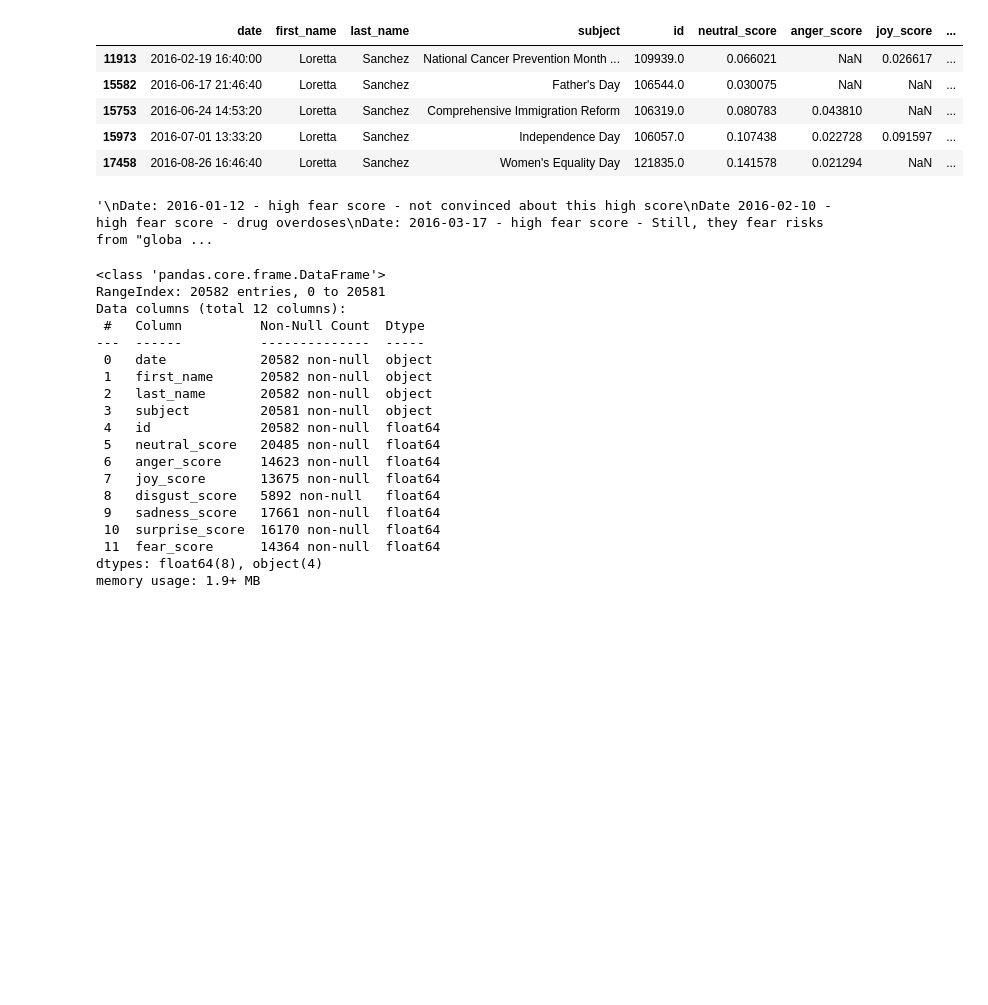
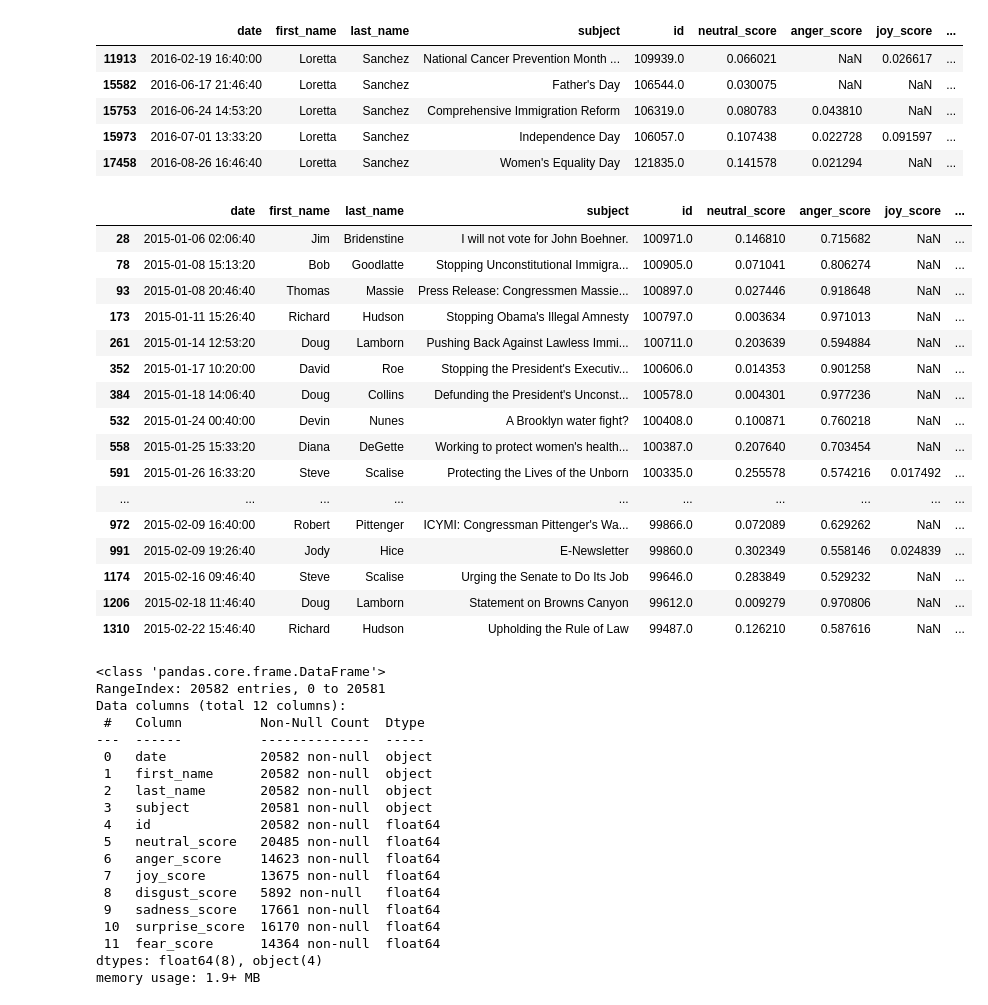
Before and after one commit to marobinette/cfd-project-ds1, a Jupyter notebook: notebooks/emotion_plots.ipynb, the cells around one changed output. Drawn from its saved outputs; the diff is of its cells as text; code cells hidden in the pictures; blank space fills up the shorter version.

```diff
--- a/notebooks/emotion_plots.ipynb
+++ b/notebooks/emotion_plots.ipynb
@@ -39,21 +39,40 @@ sadness_df.head()
 # %%
 # 19 sadness scores above 0.5
 cooper = dem_emotions_df[dem_emotions_df['last_name'] == 'Cooper'].copy()
 sadness_df = cooper[cooper['sadness_score'] > 0.5].copy()
 # sadness_df.info()
 
 # 26 fear scores above 0.5
 fear_df = cooper[cooper['fear_score'] > 0.5].copy()
 # 1 happy :)
 joy_df = cooper[cooper['joy_score'] > 0.5].copy()
-fear_df.head(10)
+# fear_df.head(10)
 """
 Date: 2016-01-12 - high fear score - not convinced about this high score
 Date 2016-02-10 - high fear score - drug overdoses
 Date: 2016-03-17 - high fear score - Still, they fear risks from "global economic and financial developments." U.S. tightens sanctions on North Korea for weapons tests
 """
+
+anger_df = df[df['anger_score'] > 0.5].copy()
+anger_df.head(20)
 # %% [output]
-'\nDate: 2016-01-12 - high fear score - not convinced about this high score\nDate 2016-02-10 - high fear score - drug overdoses\nDate: 2016-03-17 - high fear score - Still, they fear risks from "globa ...
+|  | date | first_name | last_name | subject | id | neutral_score | anger_score | joy_score | ... |
+| 28 | 2015-01-06 02:06:40 | Jim | Bridenstine | I will not vote for John Boehner. | 100971.0 | 0.146810 | 0.715682 | NaN | ... |
+| 78 | 2015-01-08 15:13:20 | Bob | Goodlatte | Stopping Unconstitutional Immigra... | 100905.0 | 0.071041 | 0.806274 | NaN | ... |
+| 93 | 2015-01-08 20:46:40 | Thomas | Massie | Press Release: Congressmen Massie... | 100897.0 | 0.027446 | 0.918648 | NaN | ... |
+| 173 | 2015-01-11 15:26:40 | Richard | Hudson | Stopping Obama's Illegal Amnesty | 100797.0 | 0.003634 | 0.971013 | NaN | ... |
+| 261 | 2015-01-14 12:53:20 | Doug | Lamborn | Pushing Back Against Lawless Immi... | 100711.0 | 0.203639 | 0.594884 | NaN | ... |
+| 352 | 2015-01-17 10:20:00 | David | Roe | Stopping the President's Executiv... | 100606.0 | 0.014353 | 0.901258 | NaN | ... |
+| 384 | 2015-01-18 14:06:40 | Doug | Collins | Defunding the President's Unconst... | 100578.0 | 0.004301 | 0.977236 | NaN | ... |
+| 532 | 2015-01-24 00:40:00 | Devin | Nunes | A Brooklyn water fight? | 100408.0 | 0.100871 | 0.760218 | NaN | ... |
+| 558 | 2015-01-25 15:33:20 | Diana | DeGette | Working to protect women's health... | 100387.0 | 0.207640 | 0.703454 | NaN | ... |
+| 591 | 2015-01-26 16:33:20 | Steve | Scalise | Protecting the Lives of the Unborn | 100335.0 | 0.255578 | 0.574216 | 0.017492 | ... |
+| ... | ... | ... | ... | ... | ... | ... | ... | ... | ... |
+| 972 | 2015-02-09 16:40:00 | Robert | Pittenger | ICYMI: Congressman Pittenger's Wa... | 99866.0 | 0.072089 | 0.629262 | NaN | ... |
+| 991 | 2015-02-09 19:26:40 | Jody | Hice | E-Newsletter | 99860.0 | 0.302349 | 0.558146 | 0.024839 | ... |
+| 1174 | 2015-02-16 09:46:40 | Steve | Scalise | Urging the Senate to Do Its Job | 99646.0 | 0.283849 | 0.529232 | NaN | ... |
+| 1206 | 2015-02-18 11:46:40 | Doug | Lamborn | Statement on Browns Canyon | 99612.0 | 0.009279 | 0.970806 | NaN | ... |
+| 1310 | 2015-02-22 15:46:40 | Richard | Hudson | Upholding the Rule of Law | 99487.0 | 0.126210 | 0.587616 | NaN | ... |
 # %%
 sample_data = dem_emotions_df.sample(50)
 sample_data_df = pd.DataFrame(sample_data)
```
Also changed, not shown: parts of 3 cells of this notebook, 4 other files.
